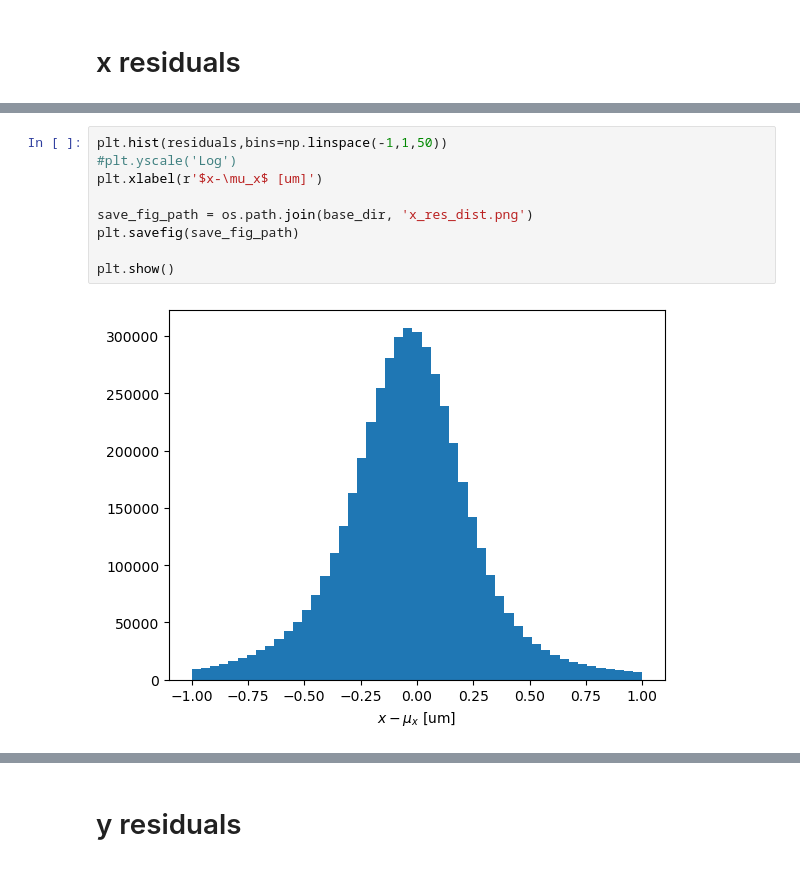
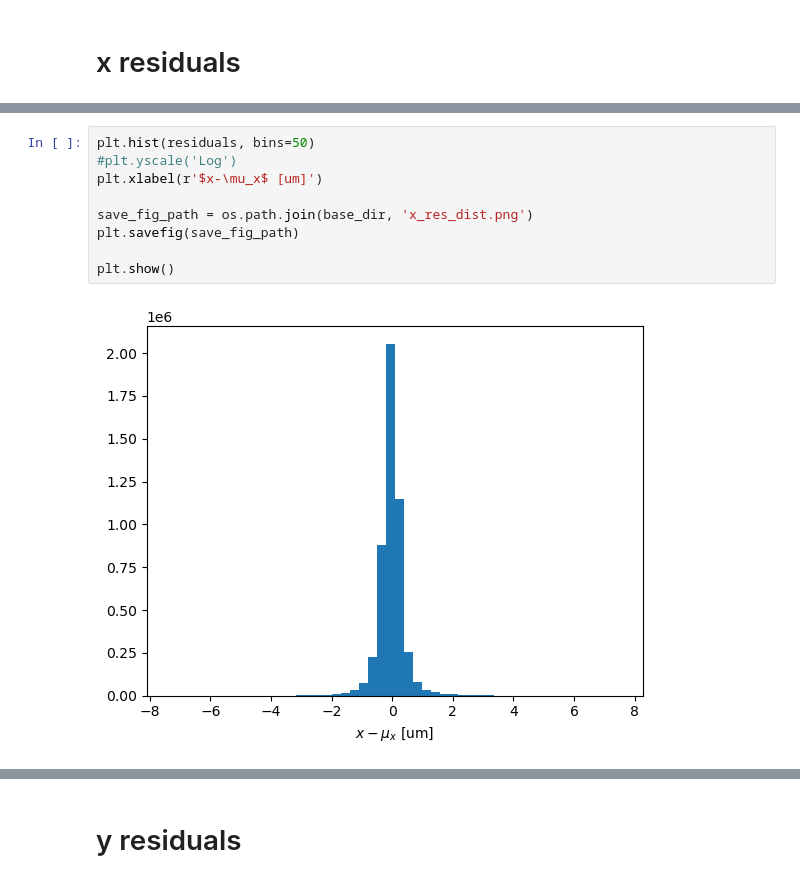
Before and after one commit to Kuang-Shiqi/smart-pixels-ml, a Jupyter notebook: from_weights_hdf5_with_scaling_factors.ipynb, the cells around one changed output, grey strips where cells are left out. Cells and saved outputs as stored; diff of their text form.

```diff
--- a/from_weights_hdf5_with_scaling_factors.ipynb
+++ b/from_weights_hdf5_with_scaling_factors.ipynb
@@ -235,12 +235,12 @@ plt.show()
 # %%
-plt.hist(residuals,bins=np.linspace(-1,1,50))
+plt.hist(residuals, bins=50)
 #plt.yscale('Log')
 plt.xlabel(r'$x-\mu_x$ [um]')
 
 save_fig_path = os.path.join(base_dir, 'x_res_dist.png')
 plt.savefig(save_fig_path)
 
 plt.show()
 # %% [output]
-[figure, old version]
+[figure, new version]
 # %%
```
Also changed, not shown: parts of 11 cells of this notebook.
